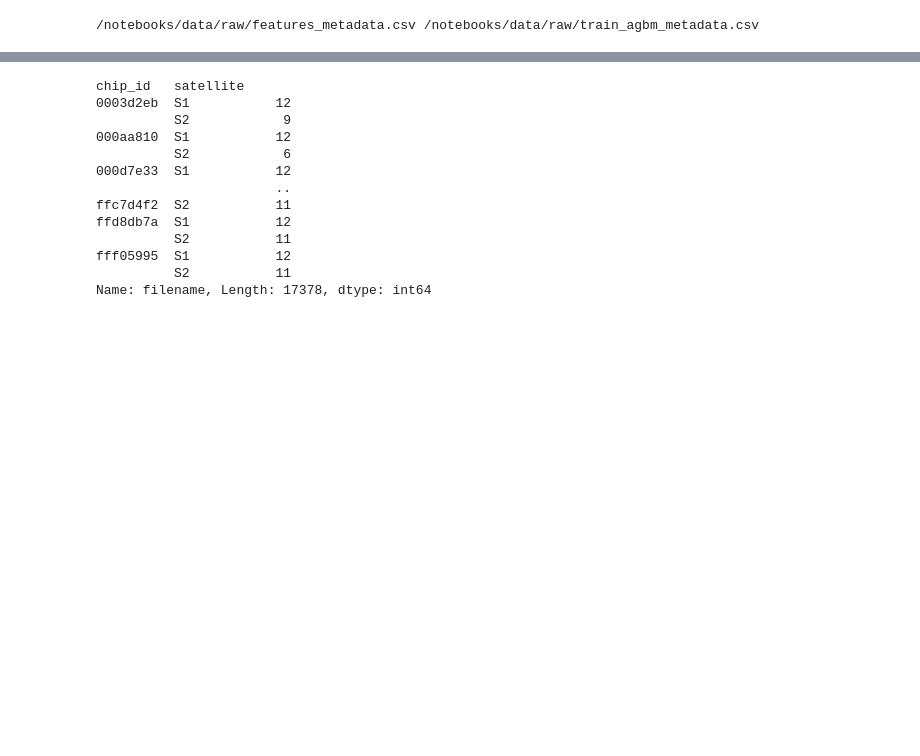
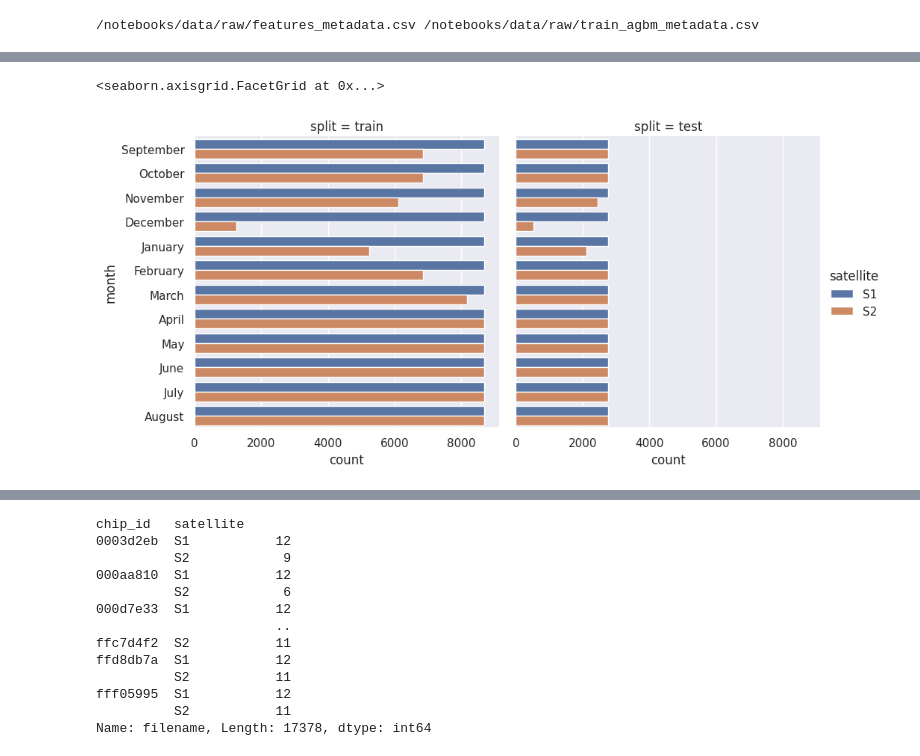
Before and after one commit to goopyflux/BioMassters, a Jupyter notebook: notebooks/metadata_exploration.ipynb, the cells around one changed output, grey strips where cells are left out. Cells and saved outputs as stored; diff of their text form; code cells hidden in the pictures; blank space fills up the shorter version.

```diff
--- a/notebooks/metadata_exploration.ipynb
+++ b/notebooks/metadata_exploration.ipynb
@@ -107,0 +171,8 @@ Test Images Min and Max Samples per image:
+# %%
+import seaborn as sns
+sns.set()
+# %%
+sns.catplot(data=feat_meta_df, y="month", kind="count", hue="satellite", col="split")
+# %% [output]
+<seaborn.axisgrid.FacetGrid at 0x...>
+[figure, added]
```
Also changed, not shown: parts of 61 cells of this notebook, 9 other files.
